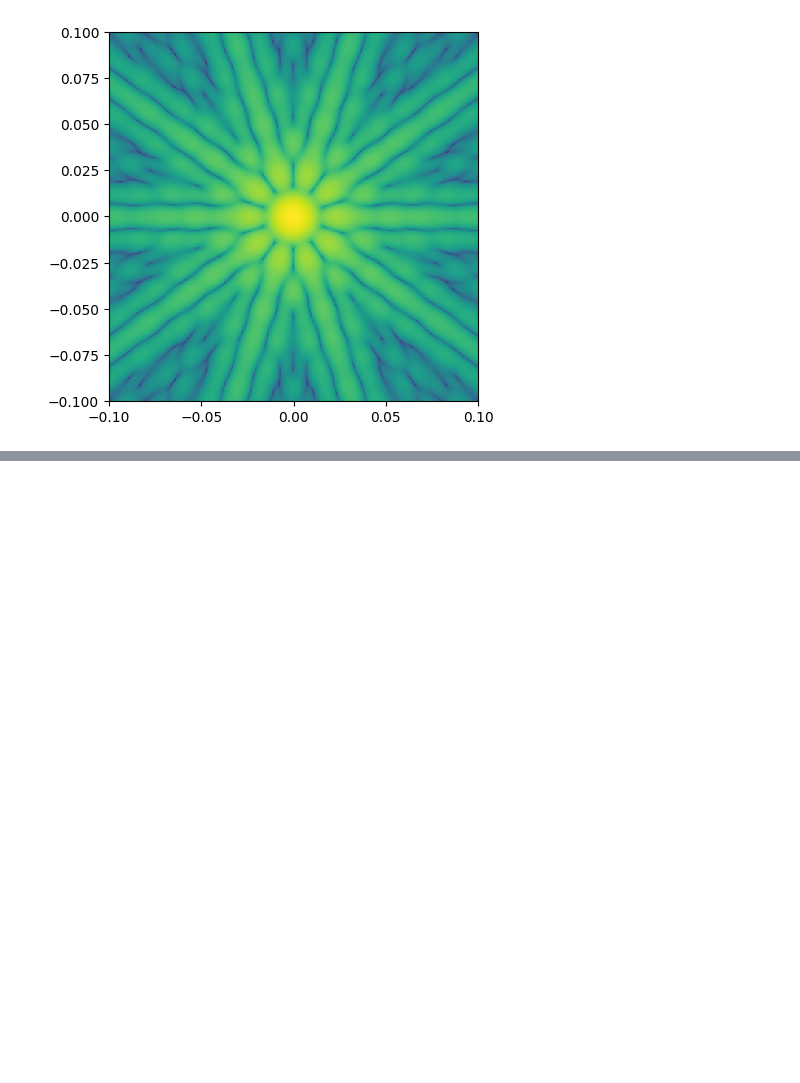
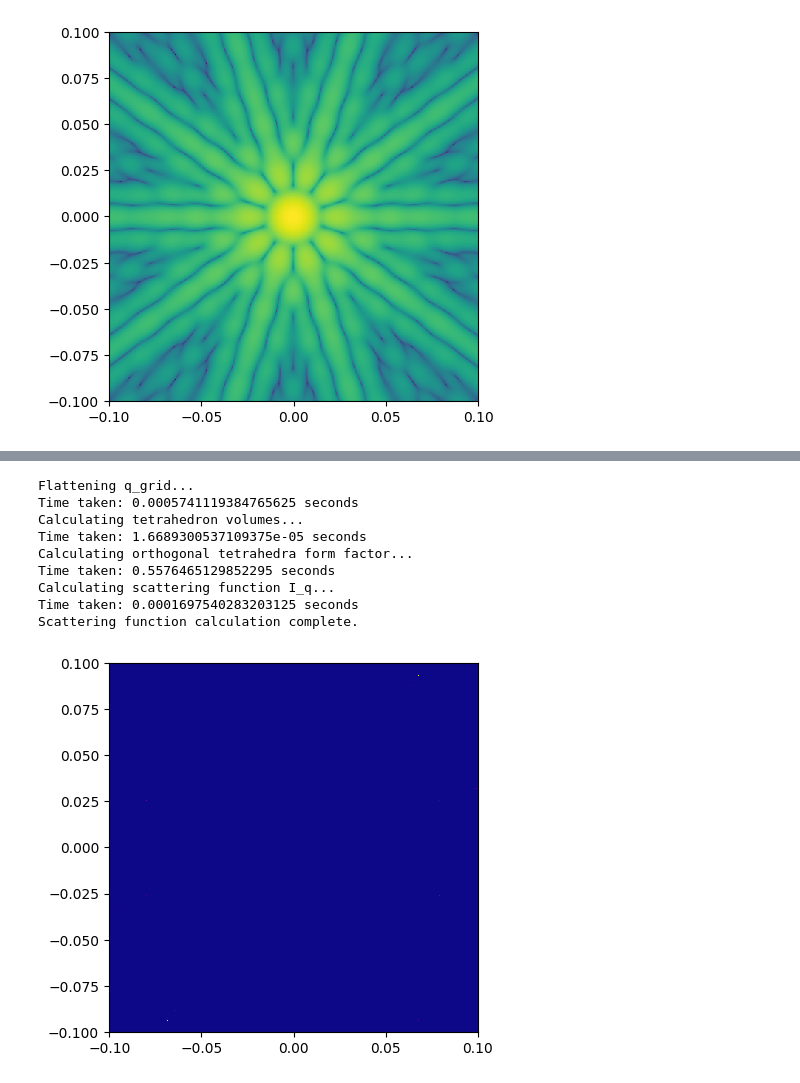
Before and after one commit to ch-tung/simplex_scattering, a Jupyter notebook: test_Simplex.ipynb, the cells around one changed output, grey strips where cells are left out. Cells and saved outputs as stored; diff of their text form; code cells hidden in the pictures; blank space fills up the shorter version.

```diff
--- a/test_Simplex.ipynb
+++ b/test_Simplex.ipynb
@@ -845,0 +695,31 @@ Scattering function calculation complete.
+# %%
+qx = np.linspace(-1, 1, 400) * 0.1
+qy = np.linspace(-1, 1, 400) * 0.1
+qz = 0
+
+q_grid = np.meshgrid(qx, qy, qz)
+I_q_grid_flat = scattering_function_tetrahedron(verts, tetrahedra, q_grid)
+I_q = I_q_grid_flat.reshape(q_grid[0].shape)
+
+fig = plt.figure()
+ax = fig.add_subplot(111)
+
+# pcolor plot of the scattering function
+qx_plot = q_grid[0][:, :, 0]
+qy_plot = q_grid[1][:, :, 0]
+I_q_plot = I_q[:, :, 0]
+ax.pcolor(qx_plot, qy_plot, np.log(I_q_plot), cmap='plasma')
+
+ax.set_aspect('equal')
+plt.show()
+# %% [output]
+Flattening q_grid...
+Time taken: 0.0005741119384765625 seconds
+Calculating tetrahedron volumes...
+Time taken: 1.6689300537109375e-05 seconds
+Calculating orthogonal tetrahedra form factor...
+Time taken: 0.5576465129852295 seconds
+Calculating scattering function I_q...
+Time taken: 0.0001697540283203125 seconds
+Scattering function calculation complete.
+[figure, added]
```
Also changed, not shown: parts of 14 cells of this notebook.
